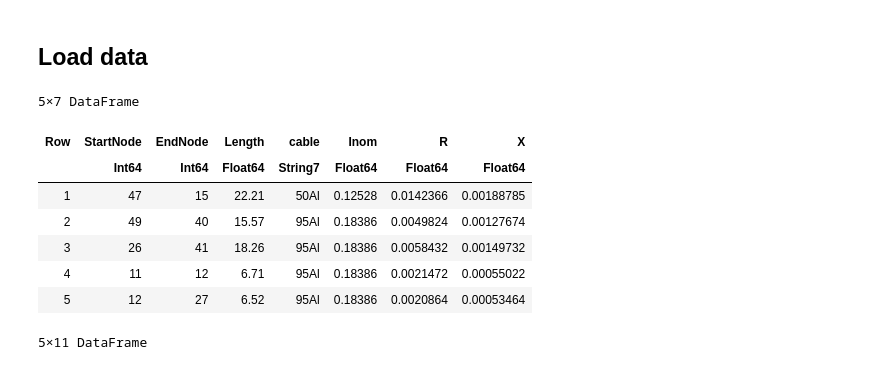
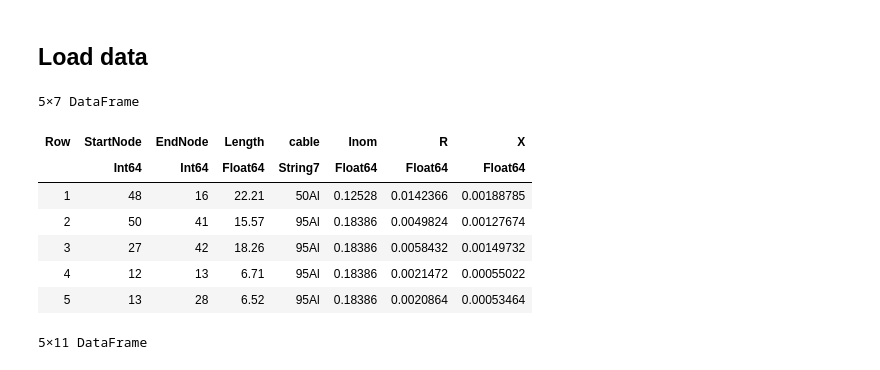
Before and after one commit to XinLiTue/Congestion-Management-based-on-Thermal-Comfort, a Jupyter notebook: OPF-jl.ipynb, the cells around one changed output. Cells and saved outputs as stored; diff of their text form; code cells hidden in the pictures.

```diff
--- a/OPF-jl.ipynb
+++ b/OPF-jl.ipynb
@@ -30,15 +30,20 @@ Status `C:\Users\lange\OneDrive\Projects\2024\Congestion-Management-based-on-The
 ## Load data
 # %%
 network = CSV.read("data/network.csv", DataFrame)
+
+# correct StarNode and EndNode for 1 based indexing
+network.StartNode = network.StartNode .+ 1
+network.EndNode = network.EndNode .+ 1
+
 first(network, 5)
 # %% [output]
 5×7 DataFrame
 | Row | StartNode | EndNode | Length | cable | Inom | R | X |
 |  | Int64 | Int64 | Float64 | String7 | Float64 | Float64 | Float64 |
-| 1 | 47 | 15 | 22.21 | 50Al | 0.12528 | 0.0142366 | 0.00188785 |
-| 2 | 49 | 40 | 15.57 | 95Al | 0.18386 | 0.0049824 | 0.00127674 |
-| 3 | 26 | 41 | 18.26 | 95Al | 0.18386 | 0.0058432 | 0.00149732 |
-| 4 | 11 | 12 | 6.71 | 95Al | 0.18386 | 0.0021472 | 0.00055022 |
-| 5 | 12 | 27 | 6.52 | 95Al | 0.18386 | 0.0020864 | 0.00053464 |
+| 1 | 48 | 16 | 22.21 | 50Al | 0.12528 | 0.0142366 | 0.00188785 |
+| 2 | 50 | 41 | 15.57 | 95Al | 0.18386 | 0.0049824 | 0.00127674 |
+| 3 | 27 | 42 | 18.26 | 95Al | 0.18386 | 0.0058432 | 0.00149732 |
+| 4 | 12 | 13 | 6.71 | 95Al | 0.18386 | 0.0021472 | 0.00055022 |
+| 5 | 13 | 28 | 6.52 | 95Al | 0.18386 | 0.0020864 | 0.00053464 |
 # %%
 connections = CSV.read("data/user_connect.csv", DataFrame; delim=";")
```
Also changed, not shown: parts of 6 cells of this notebook, 4 other files.
